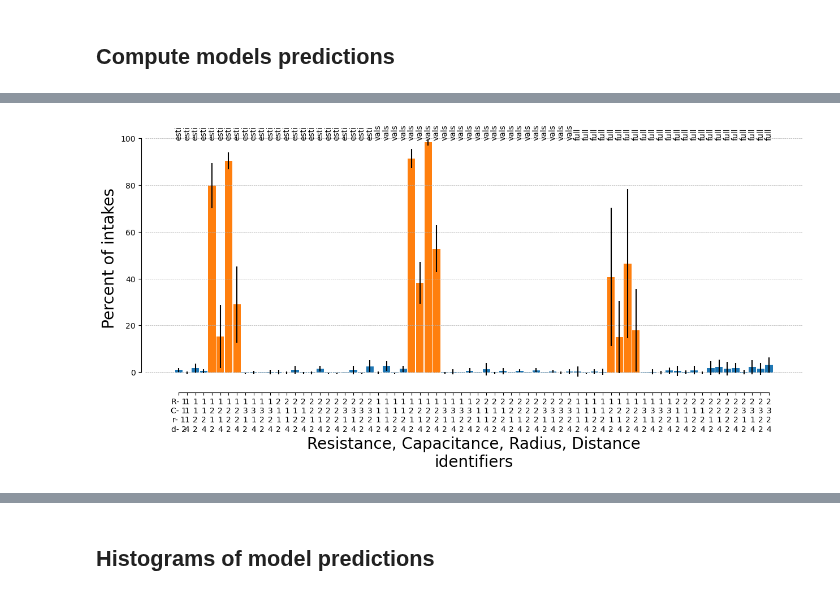
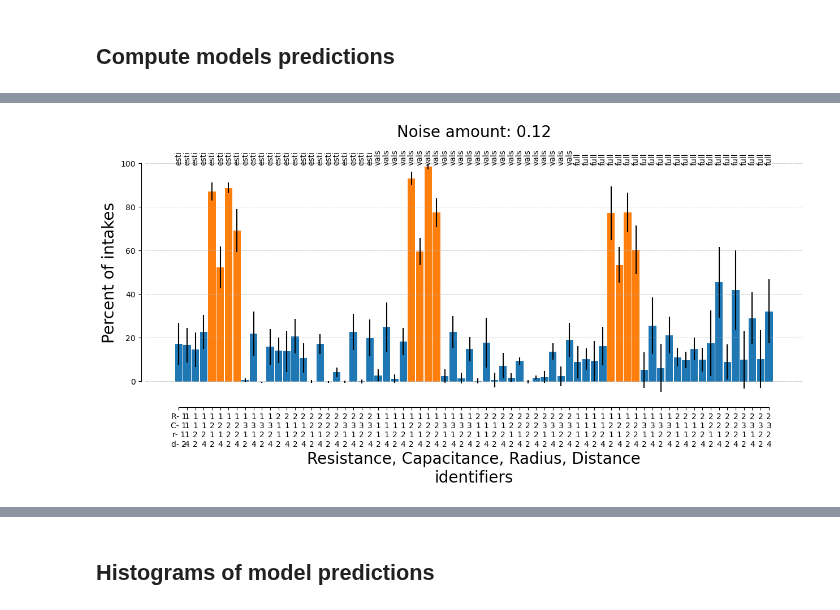
Before and after one commit to DenisTurcu/efish-characterization, a Jupyter notebook: paper-reviews-replies/discrimination-task-electric-color.ipynb, the cells around one changed output, grey strips where cells are left out. Drawn from its saved outputs; the diff is of its cells as text; code cells hidden in the pictures.

Commit message:
demonstrate smooth performance variation with noise amount

```diff
--- a/paper-reviews-replies/discrimination-task-electric-color.ipynb
+++ b/paper-reviews-replies/discrimination-task-electric-color.ipynb
@@ -192,7 +192,11 @@ plt.show()
 ### Create discrimination training and testing data
 # %%
 n_repeats = 100
-noise_amount = 0.1
+# noise_amount = 0.08
+# noise_amount = 0.09
+# noise_amount = 0.1
+# noise_amount = 0.11
+noise_amount = 0.12
 train_mask = raw_dataset["worms"]["dataframe"]["position_ys"].apply(lambda x: x not in [])
 train_eis = torch.tile(eis[train_mask], (n_repeats, 1, 1, 1))
 train_eis = train_eis + torch.randn_like(train_eis) * noise_amount
@@ -230,8 +234,8 @@ def train_discrimination(dfrow):
     shuffle_perm = np.random.permutation(len(dfrow["prediction_train"]))
     train_x = dfrow["prediction_train"][shuffle_perm]
     train_y = train_labels[shuffle_perm]
-    # rfc = RandomForestClassifier(n_estimators=100, max_depth=10, class_weight="balanced", n_jobs=-1)
-    rfc = RandomForestClassifier(n_estimators=100, max_depth=10, n_jobs=-1)
+    rfc = RandomForestClassifier(n_estimators=100, max_depth=10, class_weight="balanced", n_jobs=-1)
+    # rfc = RandomForestClassifier(n_estimators=100, max_depth=10, n_jobs=-1)
     rfc.fit(train_x, train_y)
     train_preds = rfc.predict(train_x)
     valid_x = dfrow["prediction_valid"]
@@ -291,34 +295,36 @@ for i, (ii, gr) in enumerate(
         height=height + offset,
         yerr=yerr,
         bottom=offset,
         color=c,
         width=0.9,
     )
     # plt.plot([i - 0.5, i - 0.5], [0, 100], "k--")
     plt.text(s=gr["model_type"].iloc[0].split("_")[-1], x=i, y=100, rotation=90, ha="center")
     if i == 0:
         ticks.append(
             [
                 i,
                 f"R- {gr["resistances"].iloc[0]+1:.0f}\nC- {gr["capacitances"].iloc[0]+1:.0f}\nr- {gr["radii"].iloc[0]+1:.0f}\nd- {gr["position_ys"].iloc[0]+1:.0f}",
             ]
         )
     else:
         ticks.append(
             [
                 i,
                 f"{gr["resistances"].iloc[0]+1:.0f}\n{gr["capacitances"].iloc[0]+1:.0f}\n{gr["radii"].iloc[0]+1:.0f}\n{gr["position_ys"].iloc[0]+1:.0f}",
             ]
         )
 plt.grid(which="both", axis="y", linestyle="--", linewidth=0.5)
 plt.xticks(*zip(*ticks))
 plt.ylabel("Percent of intakes", fontsize=20)
 plt.xlabel("Resistance, Capacitance, Radius, Distance\nidentifiers", fontsize=20)
+plt.title(f"Noise amount: {noise_amount}", fontsize=20)
+plt.ylim(-10, 110)
 sns.despine(offset=5, trim=True)
 plt.savefig("discrimination-performance.svg")
 plt.show()
 # %% [output]
-[figure, old version]
+[figure, new version]
 # %%
 raw_dataset["worms"]
 # %% [output]
```
Also changed, not shown: parts of 2 cells of this notebook.
